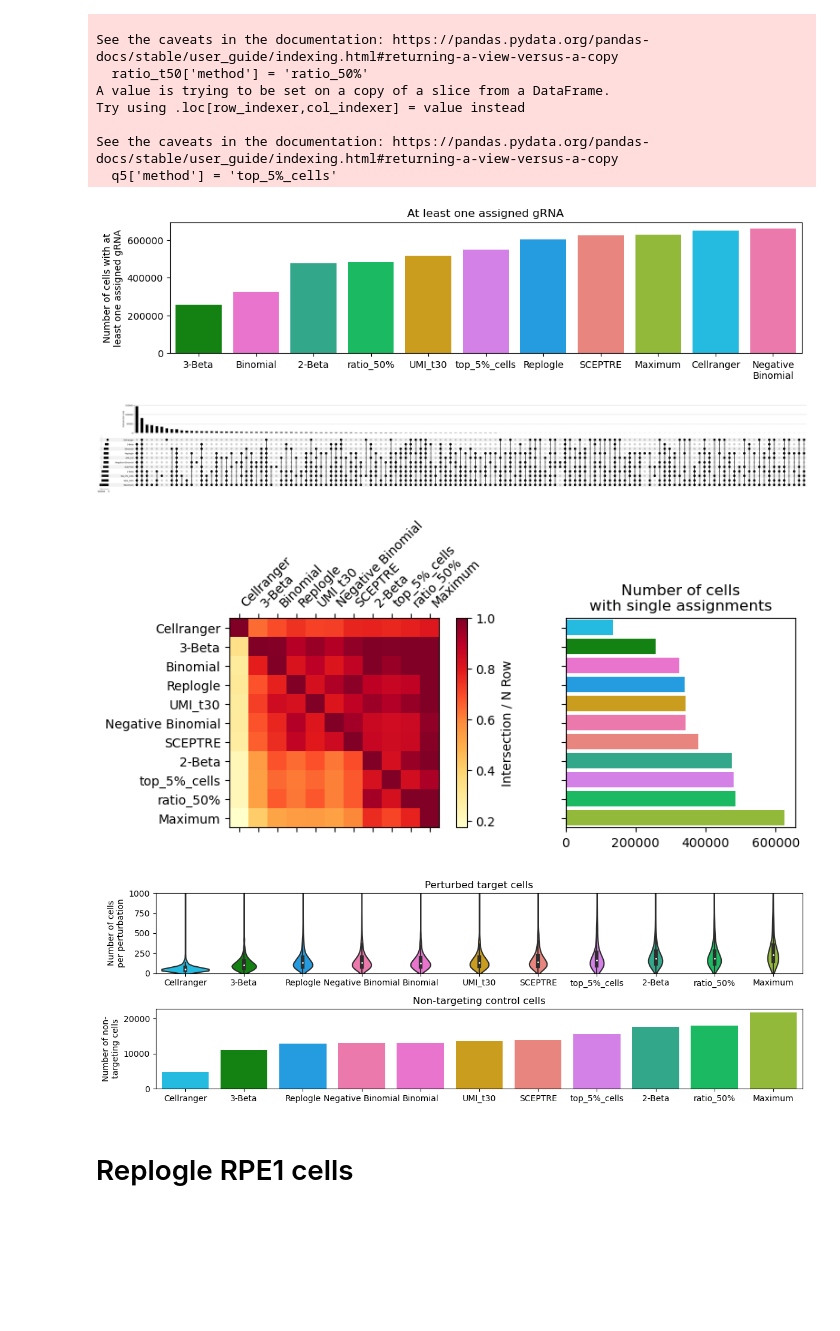
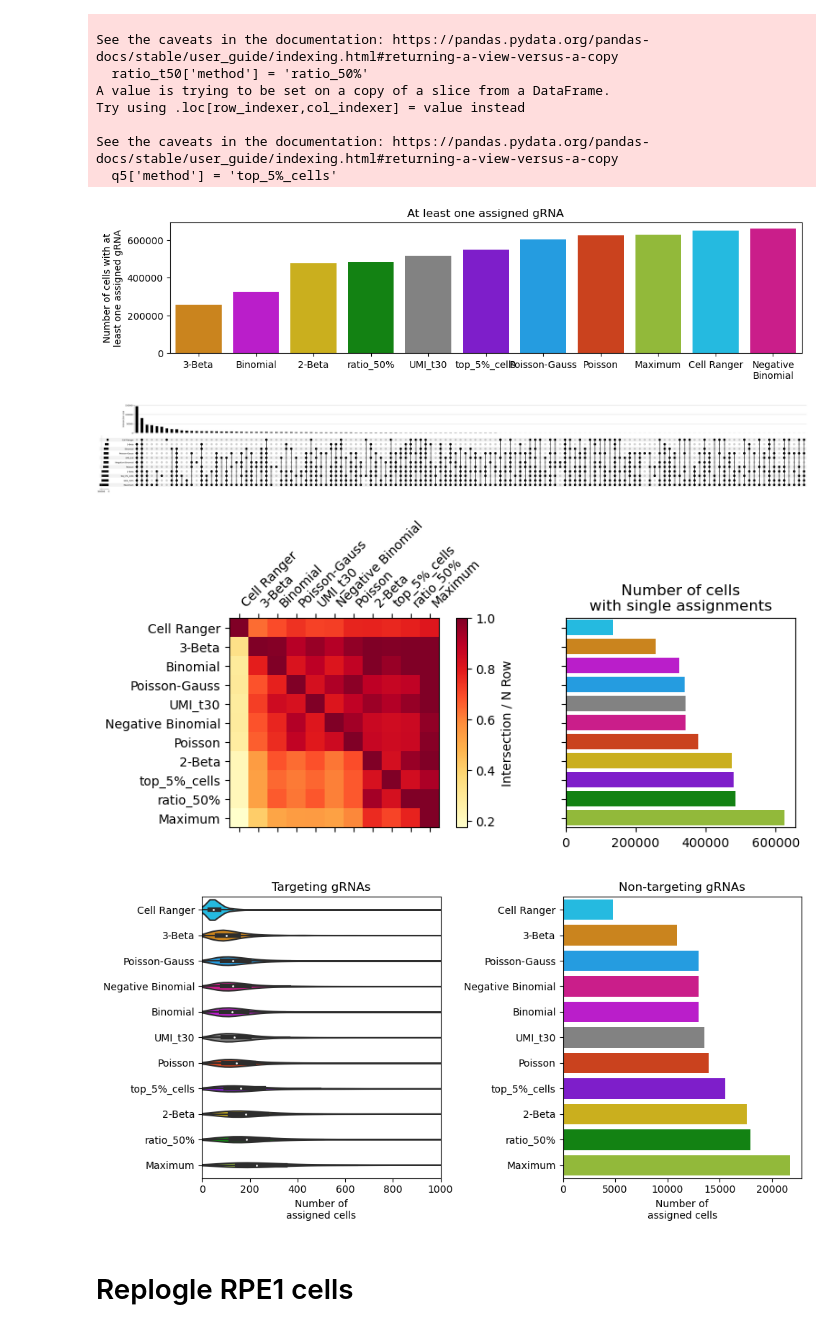
Before and after one commit to velten-group/crispat_analysis, a Jupyter notebook: python/ga_comparison_Replogle.ipynb, the cells around one changed output. Saved outputs shown, nothing was run; the diff lists cells and outputs as text; code cells hidden in the pictures; blank space fills up the shorter version.

Commit message:
small figure updates

```diff
--- a/python/ga_comparison_Replogle.ipynb
+++ b/python/ga_comparison_Replogle.ipynb
@@ -26,7 +17,7 @@ reload(gc)
 # %%
-data_dir = "../data/"
-gc_dir = "../data/guide_calling/"
-fig_dir = "../figures/guide_calling/"
+data_dir = "../../data/"
+gc_dir = "../../data/guide_calling/"
+fig_dir = "../../figures/guide_calling/"
 # %% [markdown]
 # Prerequisites
 # %%
@@ -107,8 +99,8 @@ filter for cells with single assignment
 # Load all assignments
 k562_dir = gc_dir + "Replogle_K562/"
 gc_dict = {'2-Beta': '2-BetaMM', '3-Beta': '3-BetaMM', 'Binomial': 'binomial',
-           'Cellranger': 'cellranger', 'Maximum': 'maximum', 'Negative Binomial': 'negative_binomial',
-           'Replogle': 'Replogle', 'SCEPTRE': 'SCEPTRE'}
+           'Cell Ranger': 'cellranger', 'Maximum': 'maximum', 'Negative Binomial': 'negative_binomial',
+           'Poisson-Gauss': 'Replogle', 'Poisson': 'SCEPTRE'}
 
 perturbations = pd.DataFrame()
 for name, method_dir in gc_dict.items():
@@ -161,7 +153,7 @@ plt.title('At least one assigned gRNA')
 plt.savefig(fig_dir + 'K562_total_assignments.png', dpi = 500, bbox_inches="tight")
 plt.show()
 # %% [output]
-[figure, old version]
+[figure, new version]
 # %%
 # Intersections of cells with single perturbations
 
@@ -184,7 +176,7 @@ plt.savefig(fig_dir + 'guide_calling_single_intersections_heatmap.png', dpi = 50
 plt.show()
 # %% [output]
 [figure]
-[figure, old version]
+[figure, new version]
 # %%
 # add target gene annotation
 anno_sub = anno[['gRNA', 'target_gene']].drop_duplicates()
@@ -197,31 +189,31 @@ perturbations[['method', 'cell', 'gRNA']].drop_duplicates().to_csv(gc_dir+'Replo
 # %%
 targeting = filtered_df[filtered_df['target_gene'] != 'non-targeting']
 non_targeting = filtered_df[filtered_df['target_gene'] == 'non-targeting']
 
-fig, axs = plt.subplots(figsize = (12, 4), nrows = 2, ncols = 1)
+fig, axs = plt.subplots(figsize = (10, 5), nrows = 1, ncols = 2)
 
 # create barplot of the total number non-targeting control cells per method
 nt = non_targeting[['cell', 'method']].drop_duplicates().groupby('method').size().reset_index(name='cells')
 nt = nt.sort_values(by='cells')
-sns.barplot(data = nt, x = "method", y = "cells", palette = colors, ax = axs[1])
-axs[1].set_xlabel('')
-axs[1].set_ylabel('Number of non-\ntargeting cells')
-axs[1].set_title('Non-targeting control cells')
+sns.barplot(data = nt, y = "method", x = "cells", palette = colors, ax = axs[1])
+axs[1].set_ylabel('')
+axs[1].set_xlabel('Number of\nassigned cells')
+axs[1].set_title('Non-targeting gRNAs')
 
 # create boxplots of the number of cells per perturbation
 targeting = targeting[['cell', 'gRNA', 'target_gene', 'method']].drop_duplicates()
 targeting = targeting.groupby(['method', 'target_gene']).size().reset_index(name = 'cells')
-sns.violinplot(data = targeting, x = "method", y = "cells", palette = colors, ax = axs[0], order = nt['method'])
-axs[0].set_ylim(0, 1000)
-axs[0].set_xlabel('')
-axs[0].set_ylabel('Number of cells\nper perturbation')
-axs[0].set_title('Perturbed target cells')
+sns.violinplot(data = targeting, y = "method", x = "cells", palette = colors, ax = axs[0], order = nt['method'])
+axs[0].set_xlim(0, 1000)
+axs[0].set_ylabel('')
+axs[0].set_xlabel('Number of\nassigned cells')
+axs[0].set_title('Targeting gRNAs')
 
 plt.tight_layout()
 plt.savefig(fig_dir + 'n_assigned_cells.png', dpi = 500, bbox_inches="tight")
 plt.show()
 # %% [output]
-[figure, old version]
+[figure, new version]
 # %%
 # use control cells from maximum assignment for all methods
 control_cells = non_targeting.loc[non_targeting['method'] == 'Maximum', ['cell', 'gRNA']]
```
Also changed, not shown: parts of 8 cells of this notebook, 3 other files.
